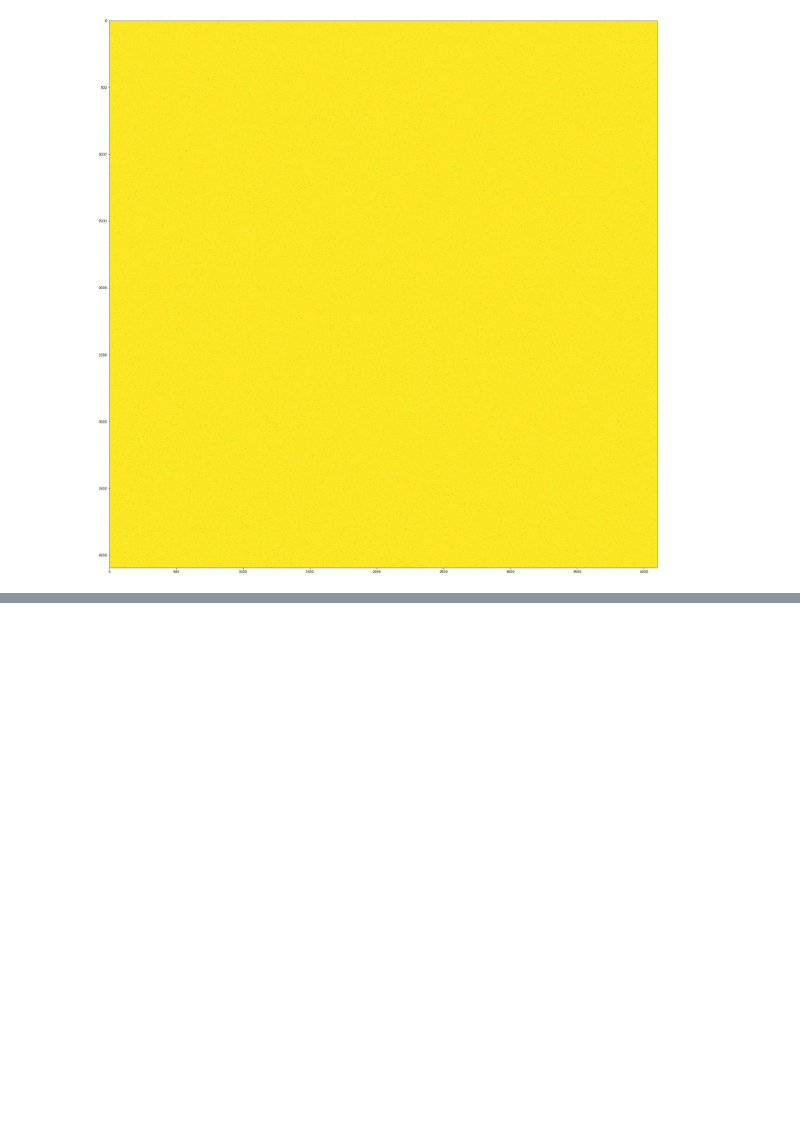
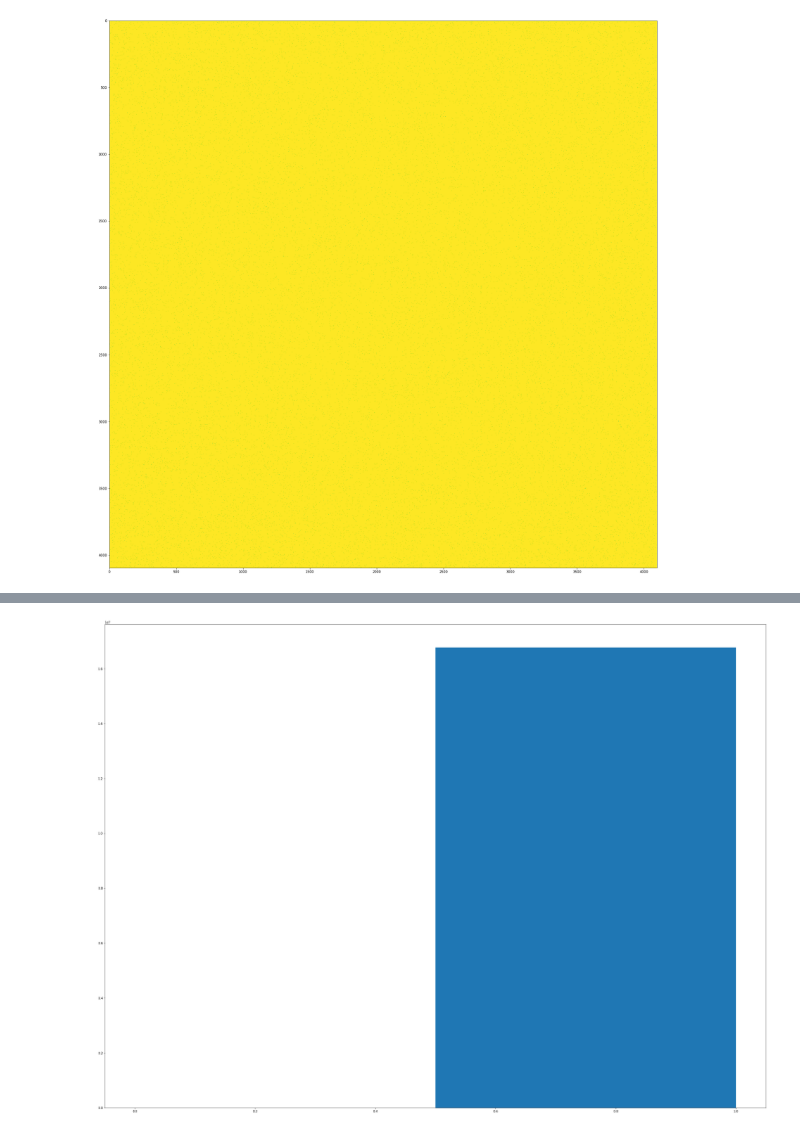
Before and after one commit to Gabopic/OMA, a Jupyter notebook: BPM.ipynb, the cells around one changed output, grey strips where cells are left out. Saved outputs shown, nothing was run; the diff lists cells and outputs as text; code cells hidden in the pictures; blank space fills up the shorter version.

```diff
--- a/BPM.ipynb
+++ b/BPM.ipynb
@@ -23,10 +24,12 @@ data2=Fits_Array(dl2)
 d1=np.nanmedian(data1,axis=2)
 d2=np.nanmedian(data2,axis=2)
 # %%
-#Calculamos la desviacion estandar
+#Calculamos la desviacion estandar y promedio
 std1=np.std(d1)
 std2=np.std(d2)
+m1=np.mean(d1)
+m2=np.mean(d2)
 # %%
-d1[d1<5*std1]=1
-d1[d1>5*std1]=0
+d1[d1-m1<2*std1]=1
+d1[d1-m1>2*std1]=0
 # %%
@@ -53,0 +57,6 @@ fig.add_subplot(1,2,2).imshow(d2[200:300,200:300])
+# %%
+fig=plt.figure(figsize=(40,30))
+plt.hist(d1.ravel(),bins=[0,0.5,1])
+plt.show()
+# %% [output]
+[figure, added]
```
Also changed, not shown: parts of 6 cells of this notebook.
